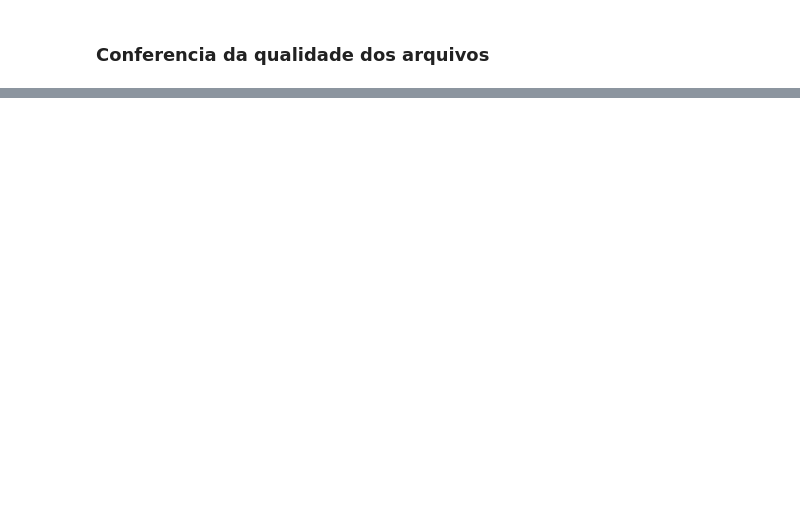
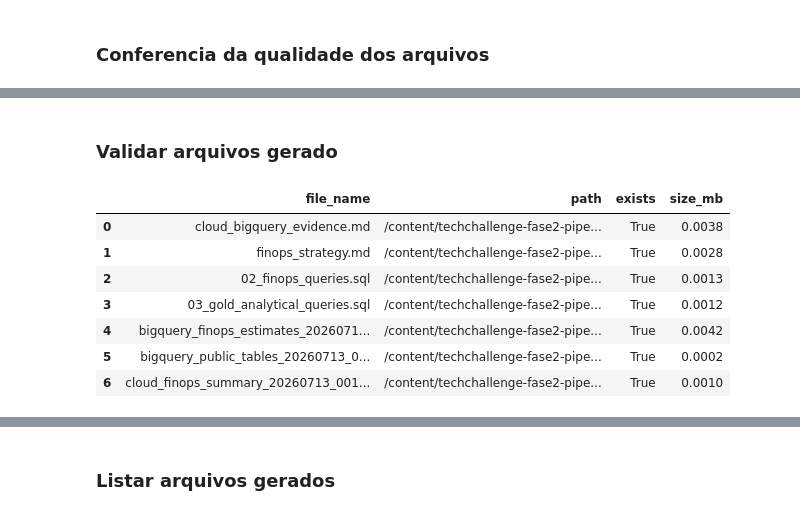
Before and after one commit to acorrea79/techchallenge-fase2-pipeline-alfabetizacao, a Jupyter notebook: notebooks/pipeline_alfabetizacao.ipynb, the cells around one changed output, grey strips where cells are left out. Saved outputs shown, nothing was run; the diff lists cells and outputs as text; code cells hidden in the pictures; blank space fills up the shorter version.

```diff
--- a/notebooks/pipeline_alfabetizacao.ipynb
+++ b/notebooks/pipeline_alfabetizacao.ipynb
@@ -4257,0 +4980,46 @@ Failed checks: 0
+# %% [markdown]
+### Validar arquivos gerado
+# %%
+# Validação dos arquivos gerados
+
+expected_cloud_finops_files = [
+    cloud_bigquery_evidence_file,
+    finops_strategy_file,
+    finops_queries_file,
+    gold_analytical_queries_file,
+    finops_estimates_file,
+    public_tables_file,
+    cloud_finops_summary_file,
+]
+
+cloud_finops_validation = []
+
+for file_path in expected_cloud_finops_files:
+    cloud_finops_validation.append({
+        "file_name": file_path.name,
+        "path": str(file_path),
+        "exists": file_path.exists(),
+        "size_mb": round(file_path.stat().st_size / 1024 / 1024, 4) if file_path.exists() else 0
+    })
+
+df_cloud_finops_validation = pd.DataFrame(cloud_finops_validation)
+
+display(df_cloud_finops_validation)
+
+if df_cloud_finops_validation["exists"].all():
+    write_log("Validação Cloud / FinOps aprovada: todos os arquivos esperados foram gerados.")
+else:
+    missing_cloud_finops = df_cloud_finops_validation[
+        df_cloud_finops_validation["exists"] == False
+    ]["file_name"].tolist()
+
+    write_log(f"Arquivos ausentes em Cloud / FinOps: {missing_cloud_finops}", level="ERROR")
+# %% [output]
+|  | file_name | path | exists | size_mb |
+| 0 | cloud_bigquery_evidence.md | /content/techchallenge-fase2-pipe... | True | 0.0038 |
+| 1 | finops_strategy.md | /content/techchallenge-fase2-pipe... | True | 0.0028 |
+| 2 | 02_finops_queries.sql | /content/techchallenge-fase2-pipe... | True | 0.0013 |
+| 3 | 03_gold_analytical_queries.sql | /content/techchallenge-fase2-pipe... | True | 0.0012 |
+| 4 | bigquery_finops_estimates_2026071... | /content/techchallenge-fase2-pipe... | True | 0.0042 |
+| 5 | bigquery_public_tables_20260713_0... | /content/techchallenge-fase2-pipe... | True | 0.0002 |
+| 6 | cloud_finops_summary_20260713_001... | /content/techchallenge-fase2-pipe... | True | 0.0010 |
@@ -4257,0 +5027,2 @@ Failed checks: 0
+# %% [markdown]
+### Listar arquivos gerados
```
Also changed, not shown: parts of 109 cells of this notebook.
